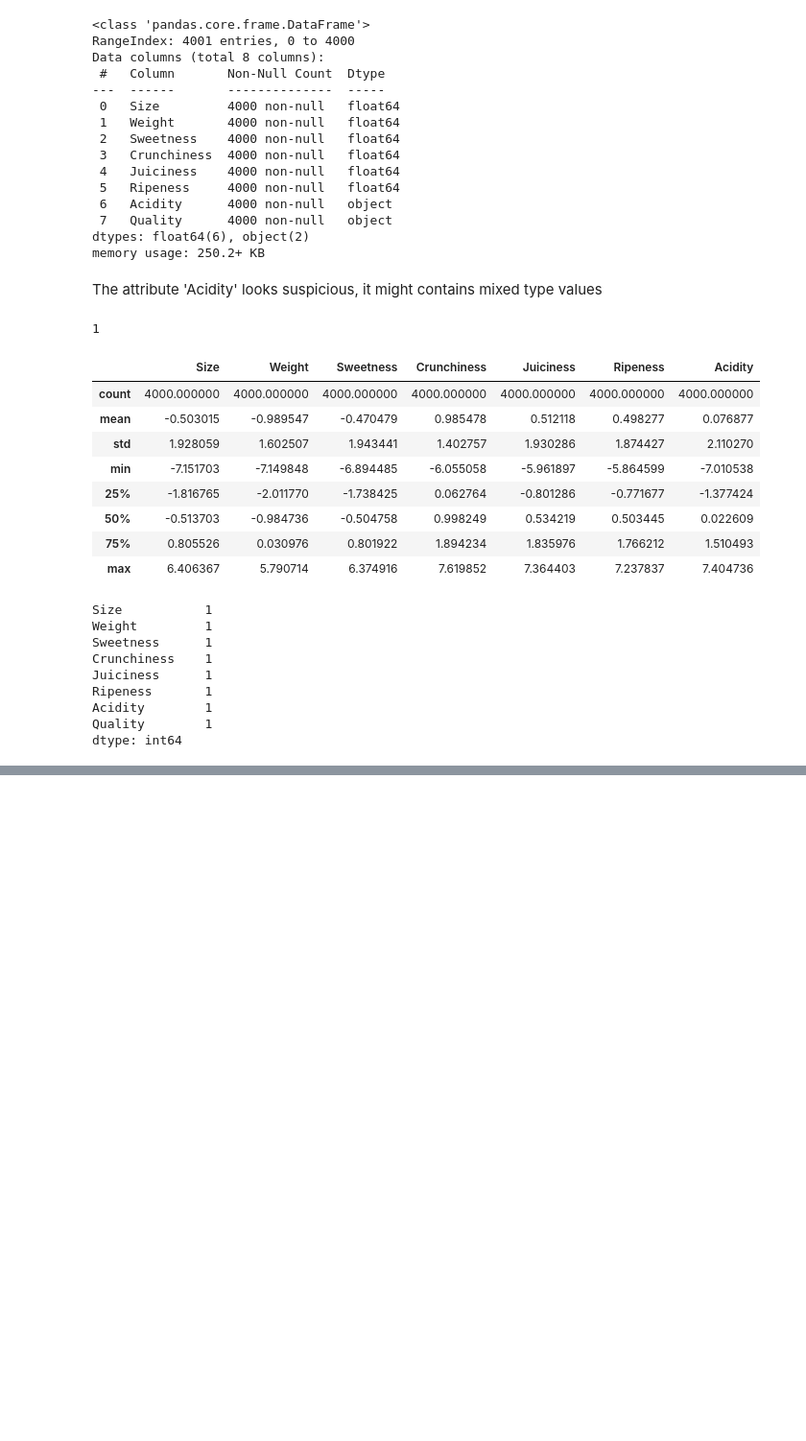
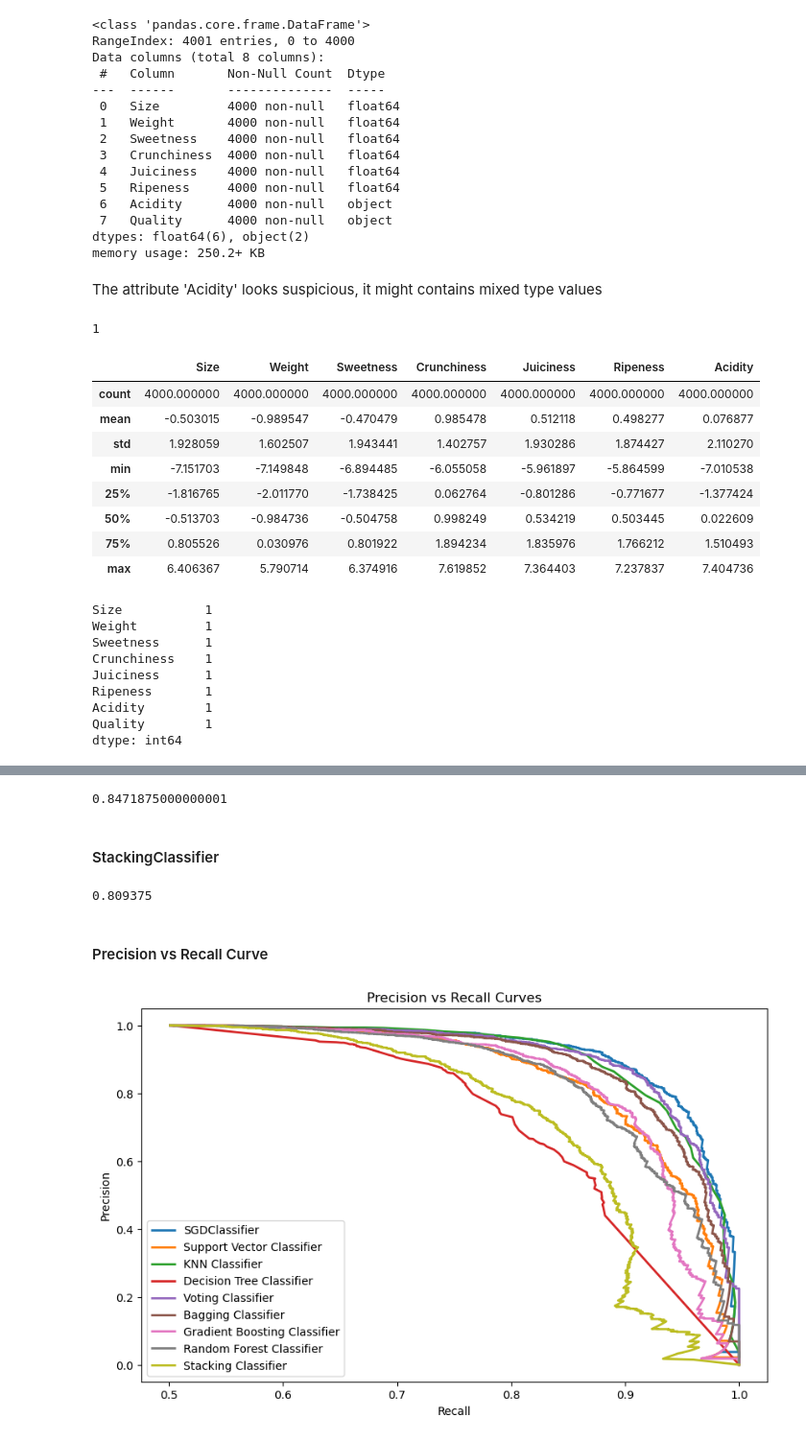
Before and after one commit to mirzaaa101/Apple-Quality-Classifier, a Jupyter notebook: AppleQualityClassifier.ipynb, the cells around one changed output, grey strips where cells are left out. Shown: that part at 96% size. Saved outputs shown, nothing was run; the diff lists cells and outputs as text; code cells hidden in the pictures; blank space fills up the shorter version.

```diff
--- a/AppleQualityClassifier.ipynb
+++ b/AppleQualityClassifier.ipynb
@@ -107,0 +170,2 @@ dtype: int64
+# %%
+apple.drop(columns=['Size_to_Weight_Ratio', 'Juiciness_to_Sweetness_Ratio', 'Sweetness_minus_Acidity'], inplace=True)
@@ -107,0 +286,2 @@ dtype: int64
+# %%
+my_classification_report_on_train_data(tree_clf)
@@ -107,0 +353,58 @@ dtype: int64
+# %%
+from sklearn.ensemble import RandomForestClassifier
+
+rnd_clf = make_pipeline(
+    StandardScaler(),
+    RandomForestClassifier(n_estimators=500, max_leaf_nodes=20, n_jobs=-1, random_state=42)
+)
+my_cross_validation(rnd_clf)
+# %% [output]
+0.8471875000000001
+# %% [markdown]
+#### StackingClassifier
+# %%
+from sklearn.ensemble import StackingClassifier
+
+stacking_clf = make_pipeline(
+    StandardScaler(),
+    StackingClassifier(
+        estimators=[
+            ('sgd', SGDClassifier(loss="log_loss",  max_iter=500, n_jobs=-1, random_state=42, learning_rate='adaptive', eta0=0.1,
+                  early_stopping=True, n_iter_no_change=10)),
+            ('lr', LogisticRegression(C=0.1, random_state=42, n_jobs=-1)),
+            ('dt', DecisionTreeClassifier(max_depth=10, min_samples_leaf=5, max_features="log2", random_state=42))
+        ],
+        final_estimator= RandomForestClassifier(n_estimators=500, max_leaf_nodes=20, n_jobs=-1, random_state=42),
+        cv= 3
+    )
+)
+my_cross_validation(stacking_clf)
+# %% [output]
+0.809375
+# %% [markdown]
+#### Precision vs Recall Curve
+# %%
+from sklearn.metrics import precision_recall_curve
+
+def my_precision_vs_recall_curves(clfs, clf_labels):
+    plt.figure(figsize=(10, 6))
+
+    for clf, label in zip(clfs, clf_labels):
+        y_score = cross_val_predict(clf, X_train, y_train, cv=3, method="predict_proba")[:, 1]
+        precision, recall, _ = precision_recall_curve(y_train, y_score)
+        plt.plot(precision, recall, label=label, linewidth=2, linestyle='solid')
+
+    plt.title("Precision vs Recall Curves")
+    plt.xlabel("Recall")
+    plt.ylabel("Precision")
+    plt.legend()
+    plt.show()
+# %%
+clfs = [sgd_clf_with_poly_feature, svm_poly_clf, knn_clf, tree_clf, voting_clf, bag_clf, gb_clf, rnd_clf, stacking_clf]
+clf_labels = ["SGDClassifier", "Support Vector Classifier", "KNN Classifier", "Decision Tree Classifier",
+              "Voting Classifier", "Bagging Classifier", "Gradient Boosting Classifier",
+              "Random Forest Classifier", "Stacking Classifier"]
+
+my_precision_vs_recall_curves(clfs, clf_labels)
+# %% [output]
+[figure, added]
```
Also changed, not shown: parts of 38 cells of this notebook.
